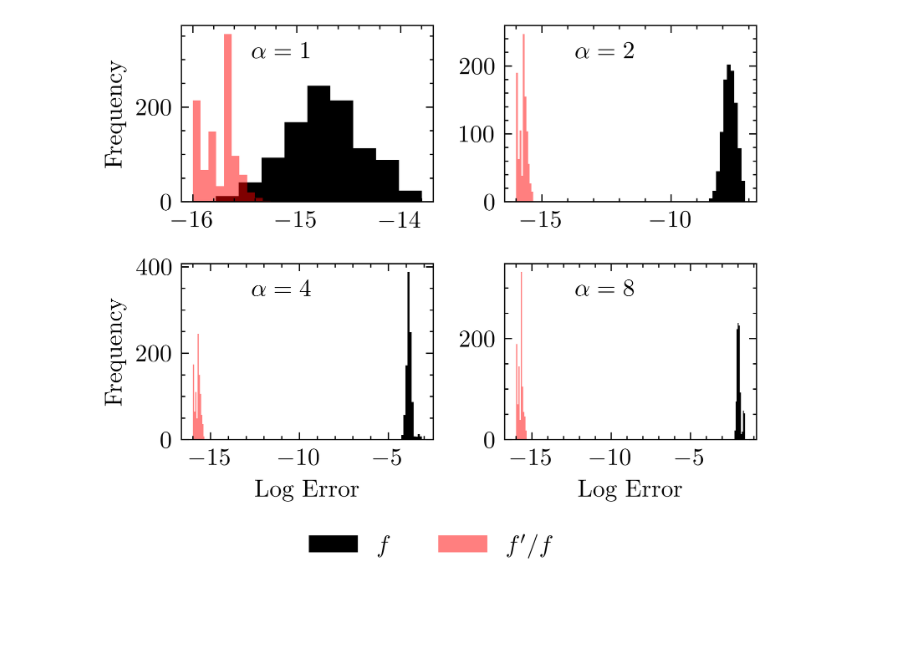
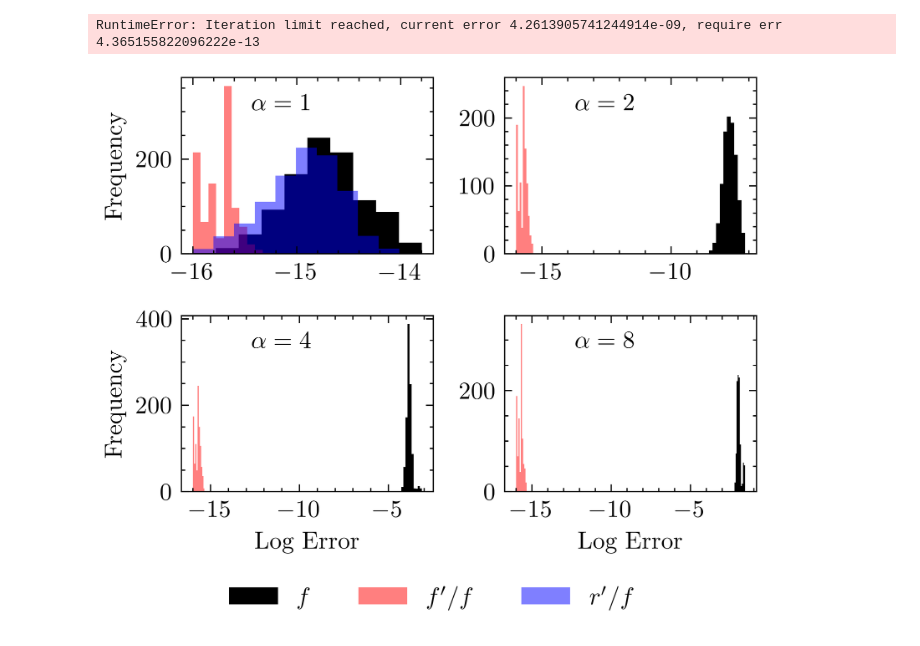
Before and after one commit to j-bowhay/skzeros, a Jupyter notebook: paper/log_deriv_zero_finding_accuracy.ipynb, the cells around one changed output. Drawn from its saved outputs; the diff is of its cells as text; code cells hidden in the pictures; blank space fills up the shorter version.

```diff
--- a/paper/log_deriv_zero_finding_accuracy.ipynb
+++ b/paper/log_deriv_zero_finding_accuracy.ipynb
@@ -9,15 +9,18 @@ from skzeros._domain import Rectangle
 plt.style.use("style.mplstyle")
 # %%
 d = Rectangle(0, complex(1, 1))
+d2 = Rectangle(complex(-1e-6, -1e-6), complex(1 + 1e-6, 1 + 1e-6))
 
 rng = np.random.default_rng(123456)
 f_zero_error = []
 log_deriv_zero_error = []
+log_deriv_AAA_zero_error = []
 orders = [1, 2, 4, 8]
 
 for order in orders:
     f_zero_error_tmp = []
     log_deriv_zero_error_tmp = []
+    log_deriv_AAA_zero_error_tmp = []
     for _ in tqdm(range(1000)):
         # generate random zero
         zero = complex(rng.uniform(), rng.uniform())
@@ -29,6 +32,11 @@ for order in orders:
             return (order * (z - zero) ** (order - 1) + (z - zero) ** order) * np.exp(z)
 
         res_f = AAA(f, d)
+        res_f2 = AAA(f, d2)
+
+        def r_z(z, res_f2=res_f2):
+            return derivative(*res_f2, z)
+
         res_log_deriv = AAA(lambda z: f_z(z) / f(z), d)
 
         f_zero_error_tmp.append(np.min(np.abs(zeros(*res_f) - zero)))
@@ -36,8 +44,17 @@ for order in orders:
             np.min(np.abs(poles_residues(*res_log_deriv) - zero))
         )
 
+        if True:  # order == 1:
+            res_log_deriv_AAA = AAA(lambda z: r_z(z) / f(z), d, max_iter=150)
+            log_deriv_AAA_zero_error_tmp.append(
+                np.min(np.abs(poles_residues(*res_log_deriv_AAA) - zero))
+            )
+
     f_zero_error.append(f_zero_error_tmp)
     log_deriv_zero_error.append(log_deriv_zero_error_tmp)
+    log_deriv_AAA_zero_error.append(log_deriv_AAA_zero_error_tmp)
+# %% [output]
+RuntimeError: Iteration limit reached, current error 4.2613905741244914e-09, require err 4.365155822096222e-13
 # %%
 fig, axs = plt.subplots(nrows=2, ncols=2, figsize=(4, 3), layout="tight")
 for i, (ax, order) in enumerate(zip(axs.ravel(), orders, strict=False)):
@@ -45,32 +62,38 @@ for i, (ax, order) in enumerate(zip(axs.ravel(), orders, strict=False)):
     ax.hist(
         np.log10(np.asarray(log_deriv_zero_error[i]) + 1e-16),
         label=r"$f^\prime/f$",
         alpha=0.5,
     )
+    if i == 0:
+        ax.hist(
+            np.log10(np.asarray(log_deriv_AAA_zero_error[i]) + 1e-16),
+            label=r"$r^\prime/f$",
+            alpha=0.5,
+        )
     if i > 1:
         ax.set_xlabel("Log Error")
     if i % 2 == 0:
         ax.set_ylabel("Frequency")
     ax.text(
         0.4,
         0.85,
         rf"$\alpha={order}$",
         horizontalalignment="center",
         verticalalignment="center",
         transform=ax.transAxes,
     )
-handles, labels = ax.get_legend_handles_labels()
+handles, labels = axs[0, 0].get_legend_handles_labels()
 fig.legend(
     handles,
     labels,
     loc="upper center",
     bbox_to_anchor=(0.5, 0.03),
     fancybox=True,
     shadow=True,
     ncol=4,
     fontsize=10,
 )
 plt.tight_layout()
 plt.savefig("figures/log_deriv_zero_finding_accuracy.pdf")
 # %% [output]
-[figure, old version]
+[figure, new version]
```
Also changed, not shown: parts of 1 cell of this notebook.
